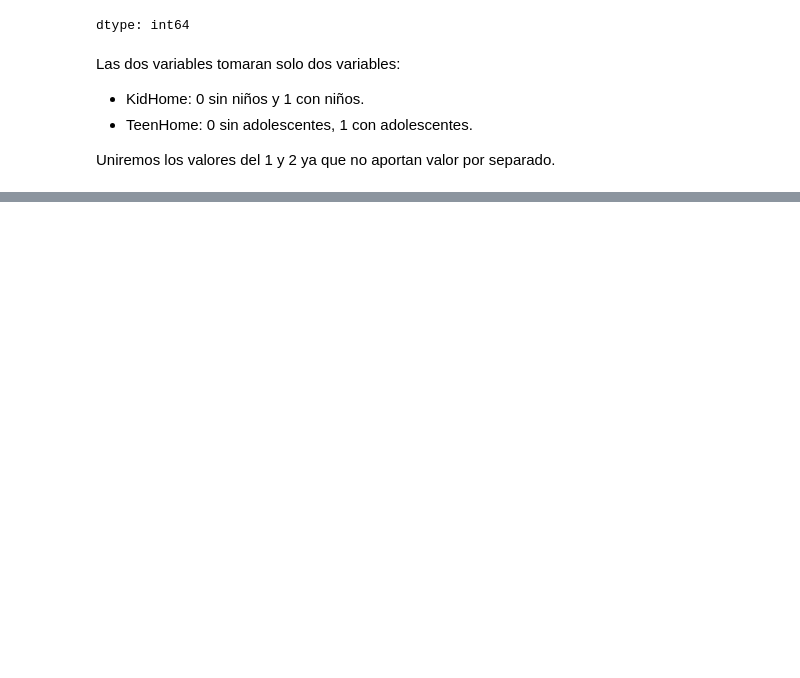
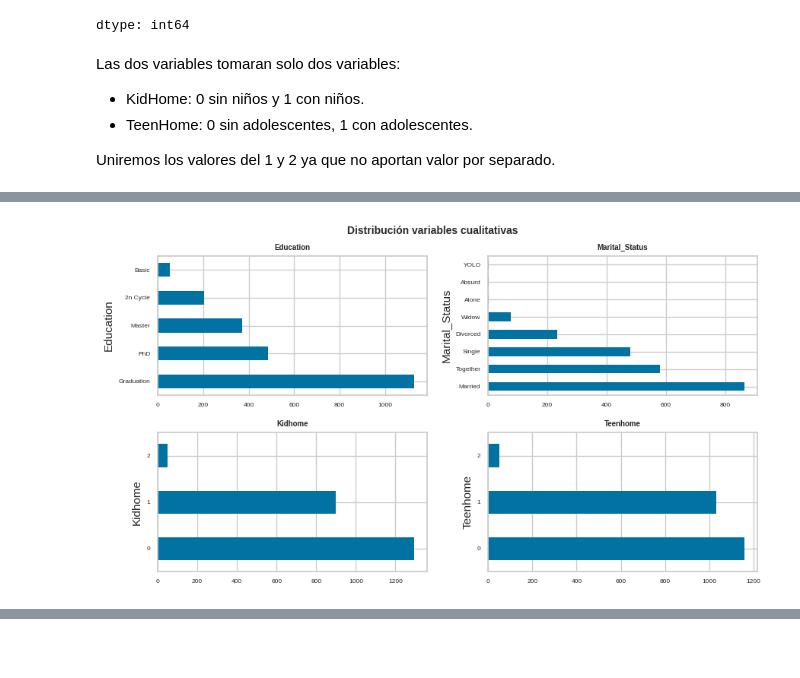
Before and after one commit to xbadiam/Marketing_Campaign, a Jupyter notebook: notebooks/MarketingCampaign_data_exploratory.ipynb, the cells around one changed output, grey strips where cells are left out. Cells and saved outputs as stored; diff of their text form; code cells hidden in the pictures; blank space fills up the shorter version.

```diff
--- a/notebooks/MarketingCampaign_data_exploratory.ipynb
+++ b/notebooks/MarketingCampaign_data_exploratory.ipynb
@@ -245,7 +256,7 @@ dtype: int64
 # %%
 # Se convierte la variable KidHome tipo string
 # ==============================================================================
-data.Kidhome = data.Teenhome.astype("str")
+data.Teenhome = data.Teenhome.astype("str")
 # %% [markdown]
 Las dos variables tomaran solo dos variables:
 
@@ -255,0 +277,25 @@ Uniremos los valores del 1 y 2 ya que no aportan valor por separado.
+# %%
+# Gráfico para cada variable cualitativa
+# ==============================================================================
+
+# Ajustar número de subplots en función del número de columnas
+fig, axes = plt.subplots(nrows=2, ncols=2, figsize=(9, 5))
+axes = axes.flat
+columnas_object = data.select_dtypes(include=['object']).columns
+
+for i, colum in enumerate(columnas_object):
+    data[colum].value_counts().plot.barh(ax = axes[i])
+    axes[i].set_title(colum, fontsize = 7, fontweight = "bold")
+    axes[i].tick_params(labelsize = 6)
+    axes[i].set_xlabel("")
+
+# Oculta ejes sobrantes si hay más subgráficos que columnas
+for ax in axes[len(columnas_object):]:
+    ax.set_visible(False)
+
+fig.tight_layout()
+plt.subplots_adjust(top=0.9)
+fig.suptitle('Distribución variables cualitativas',
+             fontsize = 10, fontweight = "bold");
+# %% [output]
+[figure, added]
```
Also changed, not shown: parts of 17 cells of this notebook.
